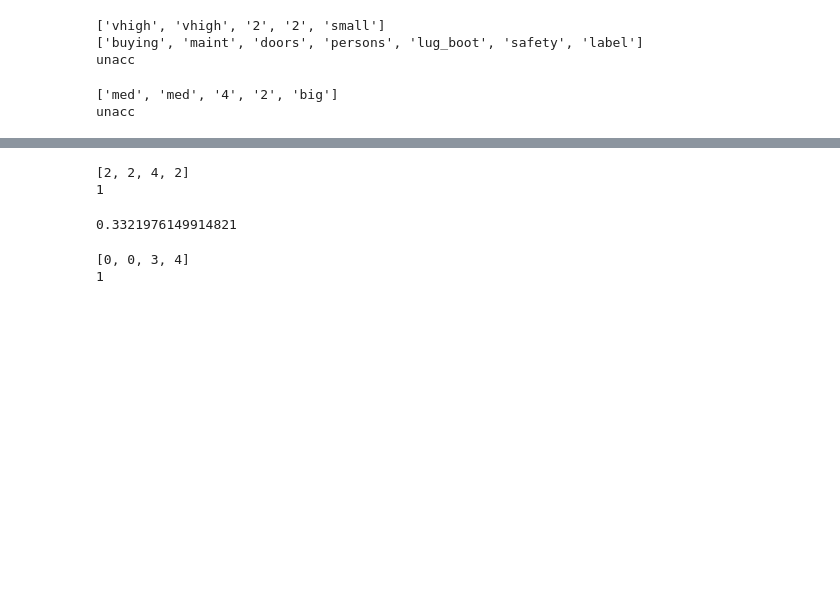
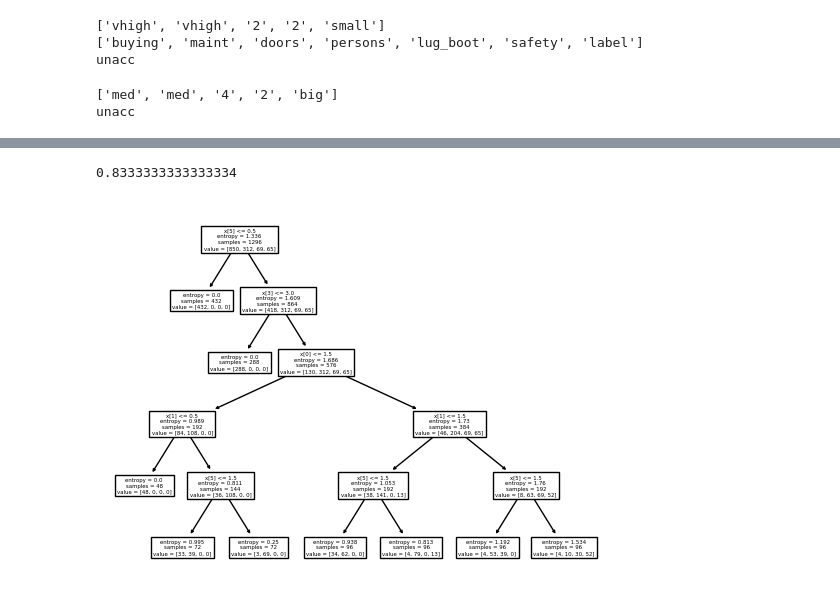
Before and after one commit to danpalmer1/MLProject, a Jupyter notebook: project.ipynb, the cells around one changed output, grey strips where cells are left out. Cells and saved outputs as stored; diff of their text form; code cells hidden in the pictures; blank space fills up the shorter version.

```diff
--- a/project.ipynb
+++ b/project.ipynb
@@ -60,6 +60,7 @@ def get_inst_features_from_file(filename):
     for line in fin:
         inst = []
         data = line.strip().split(",")
+        #buying
         if data[0] == "vhigh":
             inst.append(0)
         elif data[0] == "high":
@@ -68,6 +69,7 @@ def get_inst_features_from_file(filename):
             inst.append(2)
         elif data[0] == "low":
             inst.append(3)
+        #maint
         if data[1] == "vhigh":
             inst.append(0)
         elif data[1] == "high":
@@ -76,20 +78,24 @@ def get_inst_features_from_file(filename):
             inst.append(2)
         elif data[1] == "low":
             inst.append(3)
+        #doors
         if data[2] == "5more":
             inst.append(6)
         else:
             inst.append(int(data[2]))
+        #persons
         if data[3] == "more":
             inst.append(5)
         else:
             inst.append(int(data[3]))
+        #trunk (lug_boot)
         if data[4] == "small":
             inst.append(0)
         elif data[4] == "med":
             inst.append(1)
         elif data[4] == "big":
             inst.append(2)
+        #safety
         if data[5] == "low":
             inst.append(0)
         elif data[5] == "med":
@@ -108,7 +114,14 @@ def get_inst_labels_from_file(filename):
 
     for line in fin:
         data = line.strip().split(",")
-        labels.append(data[6])
+        if data[6] == "unacc":
+            labels.append(0)
+        elif data[6] == "acc":
+            labels.append(1)
+        elif data[6] == "good":
+            labels.append(2)
+        elif data[6] == "vgood":
+            labels.append(3)
 
     fin.close()
 
@@ -116,6 +129,6 @@ def get_inst_labels_from_file(filename):
 
 inst = get_inst_features_from_file("car.data")
 label = get_inst_labels_from_file("car.data")
-print(inst[1])
-print(label[1])
+print(len(inst))
+print(len(label))
 # %% [output]
@@ -153,34 +137,24 @@ tree.plot_tree(clf)
-# %%
-data = get_inst_features_from_file("car.data")
-cutoff =  math.ceil(len(data) * .66) #2/3 | 1/3 split
-training_set = data[:cutoff] #2/3 for training
-test_set = data[cutoff:] #1/3 for testing
-trainx = [training_set[i][:len(training_set[i])-2] for i in range(len(training_set))]
-trainy = [(training_set[i][len(training_set[i])-1]) for i in range(len(training_set))]
-testx = [test_set[i][:len(test_set[i])-2] for i in range(len(test_set))]
-testy = [(test_set[i][len(test_set[i])-1]) for i in range(len(test_set))]
-print(testx[0])
-print(testy[0])
-clf = tree.DecisionTreeClassifier(max_depth=5, criterion='entropy')
-clf = clf.fit(trainx, trainy)
-pred = clf.predict(testx)
-metrics.accuracy_score(testy, pred)
-# %% [output]
-[2, 2, 4, 2]
-1
-0.3321976149914821
-# %%
-from sklearn.model_selection import train_test_split
-car_data = get_inst_features_from_file("car.data")
-cutoff =  math.ceil(len(car_data) * .66) #2/3 | 1/3 split
-training_set = car_data[:cutoff] #2/3 for training
-test_set = car_data[cutoff:] #1/3 for testing
-
-X = [car_data[i][:len(car_data[i])-2] for i in range(len(car_data))]
-y = [(car_data[i][len(car_data[i])-1]) for i in range(len(car_data))]
-X_train, X_test, y_train, y_test = train_test_split(X, y, test_size=0.25, random_state=16)
-print(X_test[0])
-print(y_test[0])
-# %% [output]
-[0, 0, 3, 4]
-1
+# %%
+data = get_inst_features_from_file("car.data")
+labels = get_inst_labels_from_file("car.data")
+
+#chose to cutoff the backend of data for training since first several hundred instances are mostly labeled as 0
+cutoff =  math.ceil(len(data) * .25) #75% | 25% split
+training_set_x = data[cutoff:] #75% for training
+training_set_y = labels[cutoff:]
+test_set_x = data[:cutoff] #25% for testing
+test_set_y = labels[:cutoff]
+# print(training_set_x[0])
+# print(training_set_y)
+# print(test_set_x[0])
+# print(test_set_y)
+
+clf = tree.DecisionTreeClassifier(criterion='entropy', max_depth=5)
+clf = clf.fit(training_set_x, training_set_y)
+tree.plot_tree(clf)
+
+pred = clf.predict(test_set_x)
+metrics.accuracy_score(test_set_y, pred)
+# %% [output]
+0.8333333333333334
+[figure, added]
```
Also changed, not shown: parts of 4 cells of this notebook.
